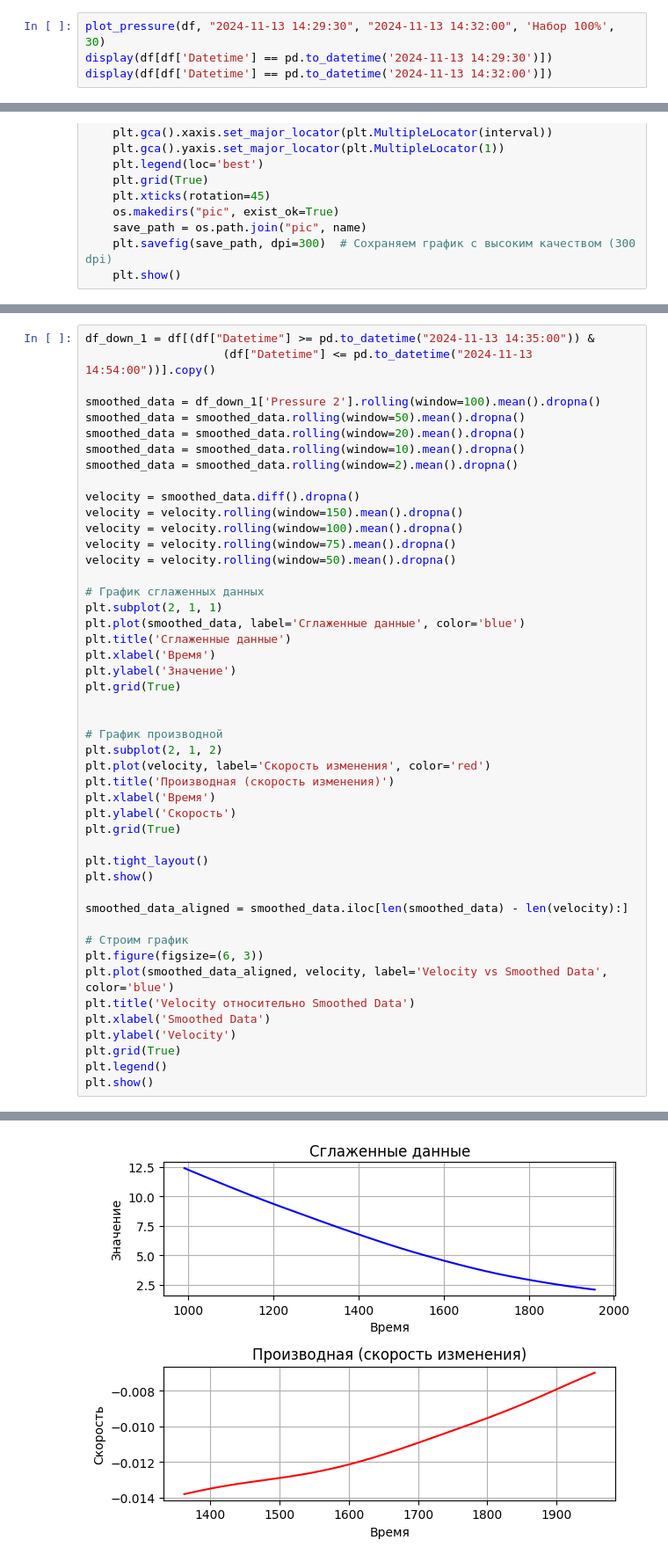
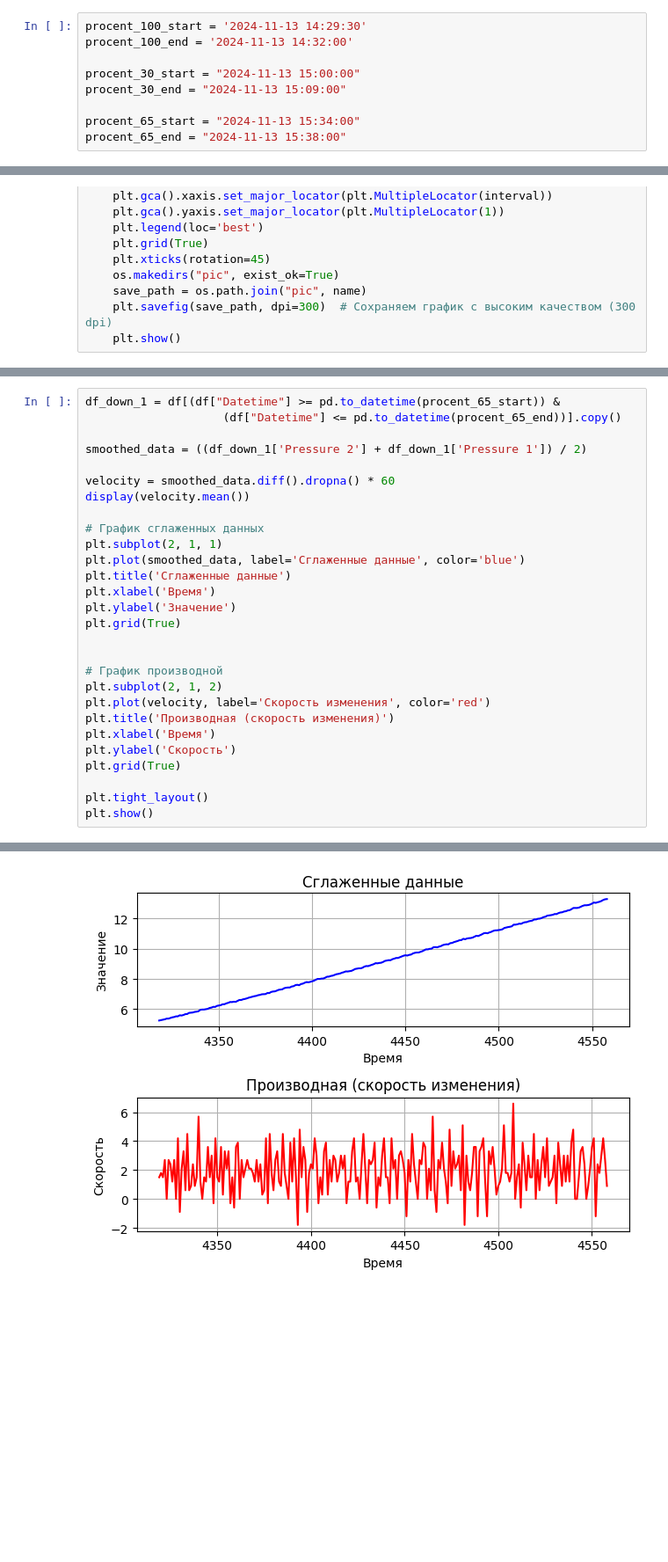
Before and after one commit to DafterT/FQW-SIG, a Jupyter notebook: Model/data_for_model/display.ipynb, the cells around one changed output, grey strips where cells are left out. Shown: that part at 88% size. Saved outputs shown, nothing was run; the diff lists cells and outputs as text; blank space fills up the shorter version.

```diff
--- a/Model/data_for_model/display.ipynb
+++ b/Model/data_for_model/display.ipynb
@@ -64,6 +64,11 @@ def plot_pressure(df, start_time, end_time, name, interval=10):
     plt.savefig(save_path, dpi=300)  # Сохраняем график с высоким качеством (300 dpi)
     plt.show()
 # %%
-plot_pressure(df, "2024-11-13 14:29:30", "2024-11-13 14:32:00", 'Набор 100%', 30)
-display(df[df['Datetime'] == pd.to_datetime('2024-11-13 14:29:30')])
-display(df[df['Datetime'] == pd.to_datetime('2024-11-13 14:32:00')])
+procent_100_start = '2024-11-13 14:29:30'
+procent_100_end = '2024-11-13 14:32:00'
+
+procent_30_start = "2024-11-13 15:00:00"
+procent_30_end = "2024-11-13 15:09:00"
+
+procent_65_start = "2024-11-13 15:34:00"
+procent_65_end = "2024-11-13 15:38:00"
@@ -173,18 +188,11 @@ plot_multiple_intervals(df, [("2024-11-13 15:31:40", "2024-11-13 15:38:50", 'Н
 # %%
-df_down_1 = df[(df["Datetime"] >= pd.to_datetime("2024-11-13 14:35:00")) &
-                    (df["Datetime"] <= pd.to_datetime("2024-11-13 14:54:00"))].copy()
+df_down_1 = df[(df["Datetime"] >= pd.to_datetime(procent_65_start)) &
+                    (df["Datetime"] <= pd.to_datetime(procent_65_end))].copy()
 
-smoothed_data = df_down_1['Pressure 2'].rolling(window=100).mean().dropna()
-smoothed_data = smoothed_data.rolling(window=50).mean().dropna()
-smoothed_data = smoothed_data.rolling(window=20).mean().dropna()
-smoothed_data = smoothed_data.rolling(window=10).mean().dropna()
-smoothed_data = smoothed_data.rolling(window=2).mean().dropna()
+smoothed_data = ((df_down_1['Pressure 2'] + df_down_1['Pressure 1']) / 2)
 
-velocity = smoothed_data.diff().dropna()
-velocity = velocity.rolling(window=150).mean().dropna()
-velocity = velocity.rolling(window=100).mean().dropna()
-velocity = velocity.rolling(window=75).mean().dropna()
-velocity = velocity.rolling(window=50).mean().dropna()
+velocity = smoothed_data.diff().dropna() * 60
+display(velocity.mean())
 
 # График сглаженных данных
 plt.subplot(2, 1, 1)
@@ -205,16 +213,4 @@ plt.grid(True)
 
 plt.tight_layout()
 plt.show()
-
-smoothed_data_aligned = smoothed_data.iloc[len(smoothed_data) - len(velocity):]
-
-# Строим график
-plt.figure(figsize=(6, 3))
-plt.plot(smoothed_data_aligned, velocity, label='Velocity vs Smoothed Data', color='blue')
-plt.title('Velocity относительно Smoothed Data')
-plt.xlabel('Smoothed Data')
-plt.ylabel('Velocity')
-plt.grid(True)
-plt.legend()
-plt.show()
 # %% [output]
@@ -221 +218 @@ plt.show()
-[figure, old version]
+[figure, new version]
```
Also changed, not shown: parts of 14 cells of this notebook, 28 other files.
